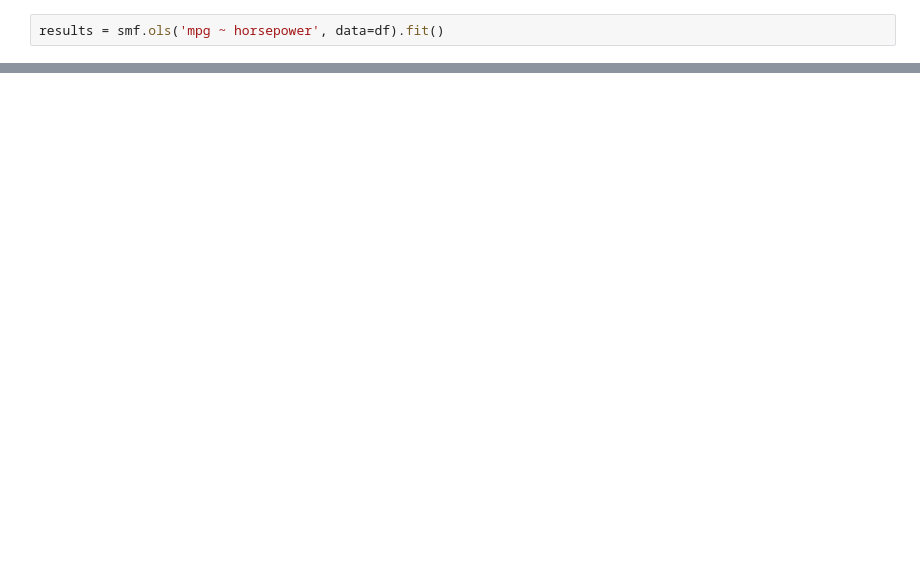
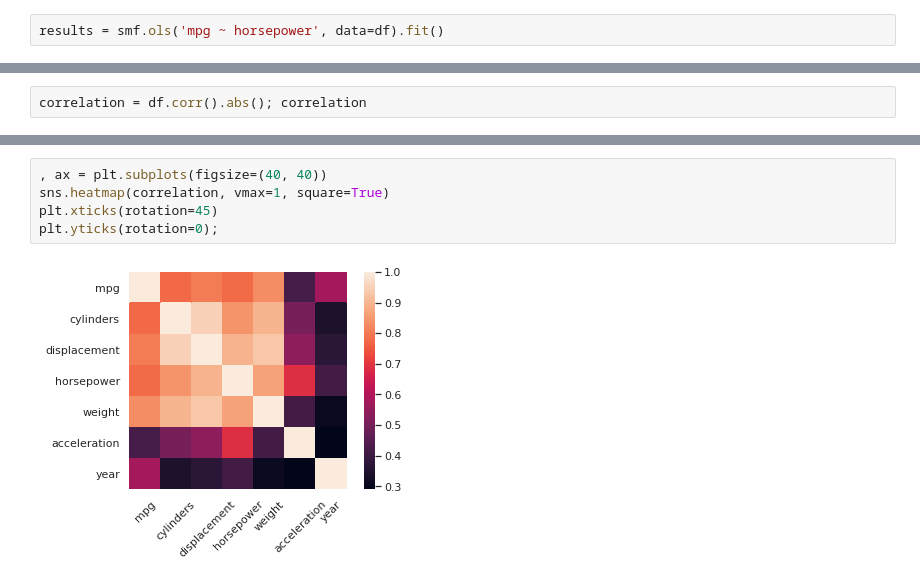
Before and after one commit to kestarumper/StudiaMgr, a Jupyter notebook: II/DataMining/l2/ex10.ipynb, the cells around one changed output, grey strips where cells are left out. Saved outputs shown, nothing was run; the diff lists cells and outputs as text; blank space fills up the shorter version.

```diff
--- a/II/DataMining/l2/ex10.ipynb
+++ b/II/DataMining/l2/ex10.ipynb
@@ -63,0 +90,2 @@ Warnings:
+# %%
+correlation = df.corr().abs(); correlation
@@ -63,0 +101,7 @@ Warnings:
+# %%
+, ax = plt.subplots(figsize=(40, 40))
+sns.heatmap(correlation, vmax=1, square=True)
+plt.xticks(rotation=45)
+plt.yticks(rotation=0);
+# %% [output]
+[figure, added]
```
Also changed, not shown: parts of 11 cells of this notebook, 2 other files.
